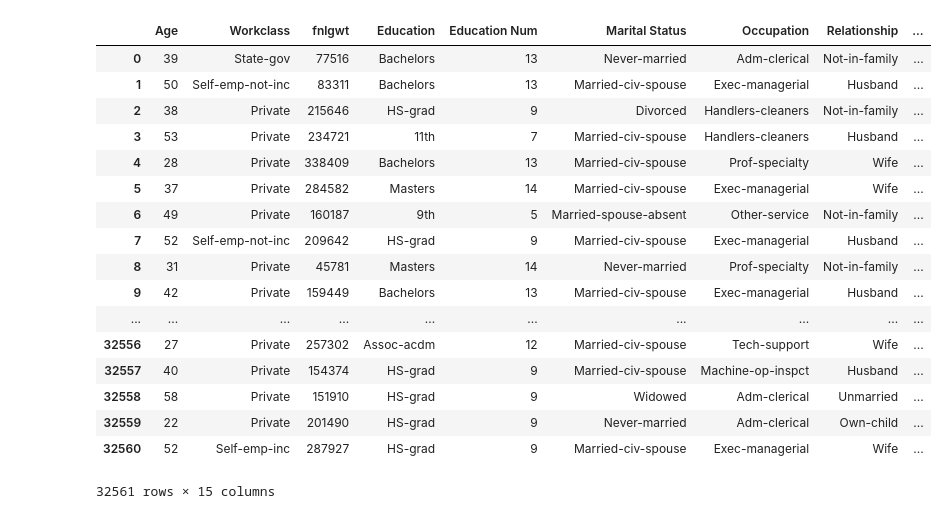
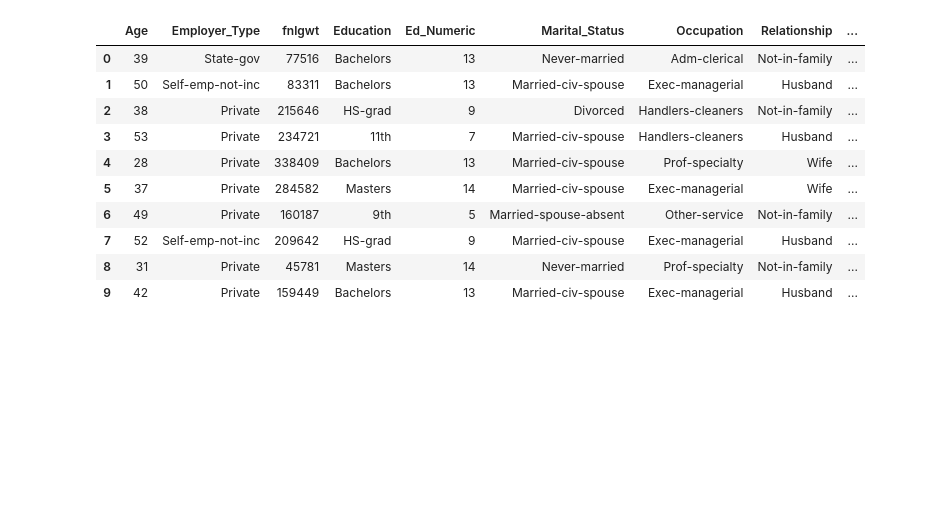
Before and after one commit to nisasohail/Project_US_Income, a Jupyter notebook: US_income.ipynb, the cells around one changed output. Drawn from its saved outputs; the diff is of its cells as text; code cells hidden in the pictures; blank space fills up the shorter version.

```diff
--- a/US_income.ipynb
+++ b/US_income.ipynb
@@ -6,10 +20,10 @@ import re
 # %%
-
-training_csv_path = "Resources/adult-training.csv"
+# US Income data set path
+income_path = "Resources/income.csv"
 
 # Import the data into a Pandas DataFrame
-trainingdata = pd.read_csv(training_csv_path)
-trainingdata
+df = pd.read_csv(income_path)
+df.head()
 # %% [output]
 |  | 39 | State-gov | 77516 | Bachelors | 13 | Never-married | Adm-clerical | Not-in-family | White | ... |
 | 0 | 50 | Self-emp-not-inc | 83311 | Bachelors | 13 | Married-civ-spouse | Exec-managerial | Husband | White | ... |
@@ -32,11 +34,23 @@ trainingdata
 # %%
-columns = ['Age','Workclass','fnlgwt','Education','Education Num','Marital Status',
-           'Occupation','Relationship','Race','Sex','Capital Gain','Capital Loss',
-           'Hours/Week','Country','Above/Below 50K']
-training_data=pd.read_csv(training_csv_path, names=columns)
-training_data
+columns = ['Age',
+           'Employer_Type',
+           'fnlgwt',
+           'Education',
+           'Ed_Numeric',
+           'Marital_Status',
+           'Occupation',
+           'Relationship',
+           'Race',
+           'Sex',
+           'Capital_Gain',
+           'Capital_Loss',
+           'Hours_per_Week',
+           'Country',
+           'Income_Above_Below_50K']
+df=pd.read_csv(income_path, names=columns)
+df.head(10)
 # %% [output]
-|  | Age | Workclass | fnlgwt | Education | Education Num | Marital Status | Occupation | Relationship | ... |
+|  | Age | Employer_Type | fnlgwt | Education | Ed_Numeric | Marital_Status | Occupation | Relationship | ... |
 | 0 | 39 | State-gov | 77516 | Bachelors | 13 | Never-married | Adm-clerical | Not-in-family | ... |
 | 1 | 50 | Self-emp-not-inc | 83311 | Bachelors | 13 | Married-civ-spouse | Exec-managerial | Husband | ... |
 | 2 | 38 | Private | 215646 | HS-grad | 9 | Divorced | Handlers-cleaners | Not-in-family | ... |
@@ -47,10 +61,3 @@ training_data
 | 7 | 52 | Self-emp-not-inc | 209642 | HS-grad | 9 | Married-civ-spouse | Exec-managerial | Husband | ... |
 | 8 | 31 | Private | 45781 | Masters | 14 | Never-married | Prof-specialty | Not-in-family | ... |
 | 9 | 42 | Private | 159449 | Bachelors | 13 | Married-civ-spouse | Exec-managerial | Husband | ... |
-| ... | ... | ... | ... | ... | ... | ... | ... | ... | ... |
-| 32556 | 27 | Private | 257302 | Assoc-acdm | 12 | Married-civ-spouse | Tech-support | Wife | ... |
-| 32557 | 40 | Private | 154374 | HS-grad | 9 | Married-civ-spouse | Machine-op-inspct | Husband | ... |
-| 32558 | 58 | Private | 151910 | HS-grad | 9 | Widowed | Adm-clerical | Unmarried | ... |
-| 32559 | 22 | Private | 201490 | HS-grad | 9 | Never-married | Adm-clerical | Own-child | ... |
-| 32560 | 52 | Self-emp-inc | 287927 | HS-grad | 9 | Married-civ-spouse | Exec-managerial | Wife | ... |
-32561 rows × 15 columns
```
Also changed, not shown: parts of 43 cells of this notebook, 2 other files.
